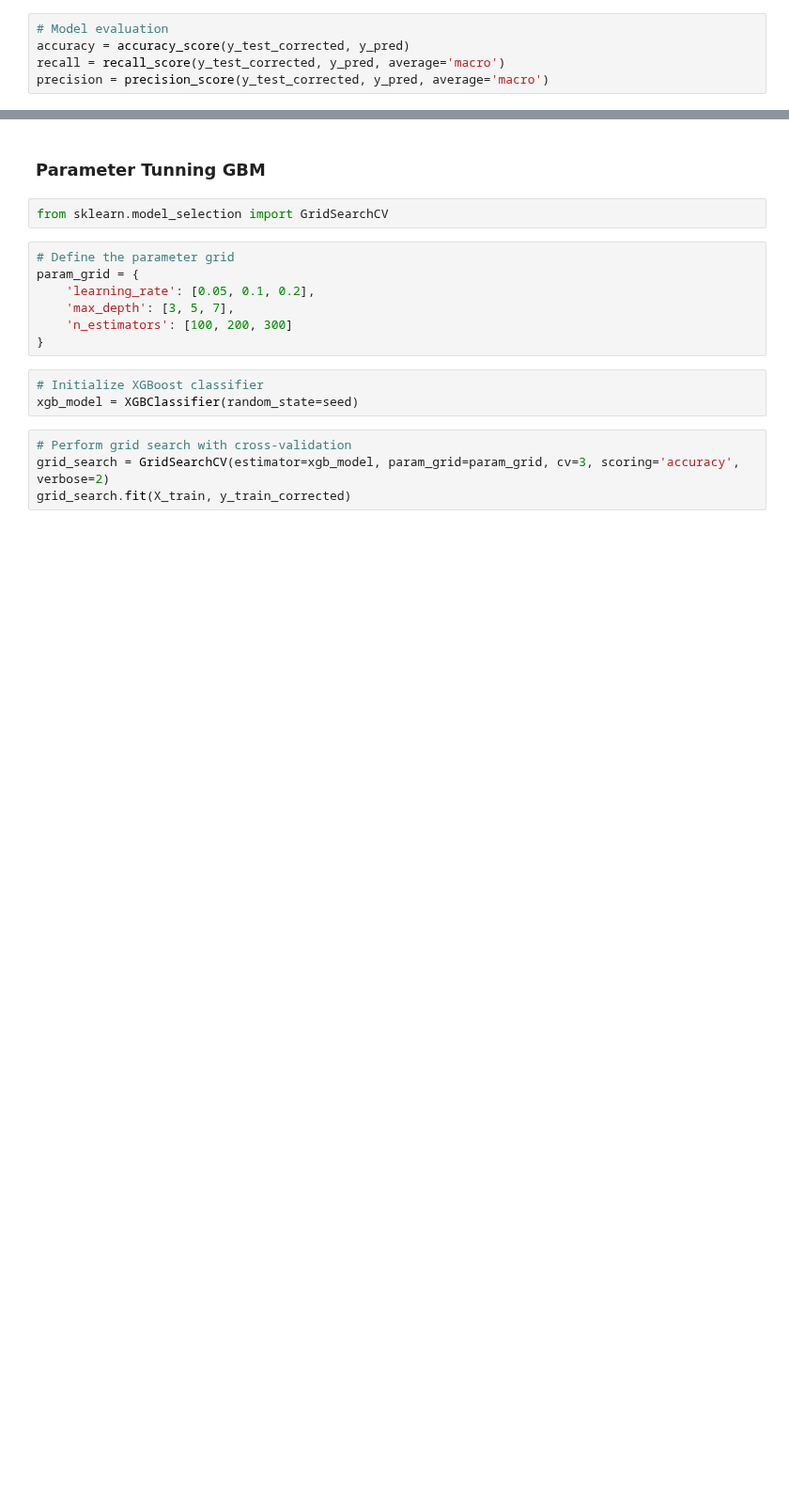
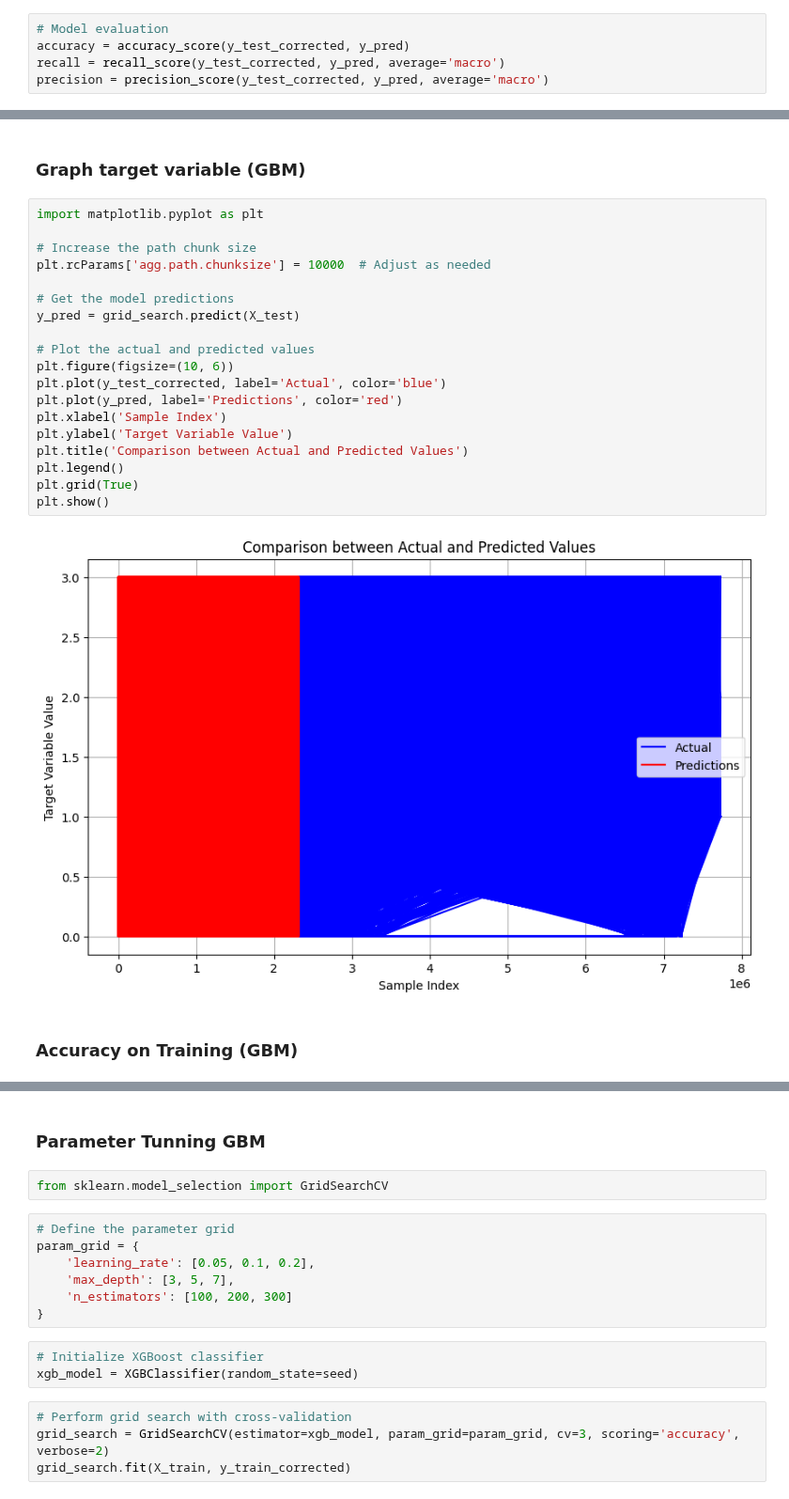
Before and after one commit to CaraShrestha/https-gitlab.com-ai-group-lambton-severity-prediction-us-roads, a Jupyter notebook: Notebook/severity_prediction.ipynb, the cells around one changed output, grey strips where cells are left out. Shown at 94% size. Cells and saved outputs as stored; diff of their text form; blank space fills up the shorter version.

```diff
--- a/Notebook/severity_prediction.ipynb
+++ b/Notebook/severity_prediction.ipynb
@@ -948,0 +980,25 @@ print(confusion_matrix(y_test_corrected, y_pred))
+# %% [markdown]
+### Graph target variable (GBM)
+# %%
+import matplotlib.pyplot as plt
+
+# Increase the path chunk size
+plt.rcParams['agg.path.chunksize'] = 10000  # Adjust as needed
+
+# Get the model predictions
+y_pred = grid_search.predict(X_test)
+
+# Plot the actual and predicted values
+plt.figure(figsize=(10, 6))
+plt.plot(y_test_corrected, label='Actual', color='blue')
+plt.plot(y_pred, label='Predictions', color='red')
+plt.xlabel('Sample Index')
+plt.ylabel('Target Variable Value')
+plt.title('Comparison between Actual and Predicted Values')
+plt.legend()
+plt.grid(True)
+plt.show()
+# %% [output]
+[figure, added]
+# %% [markdown]
+### Accuracy on Training (GBM)
```
Also changed, not shown: parts of 26 cells of this notebook.
